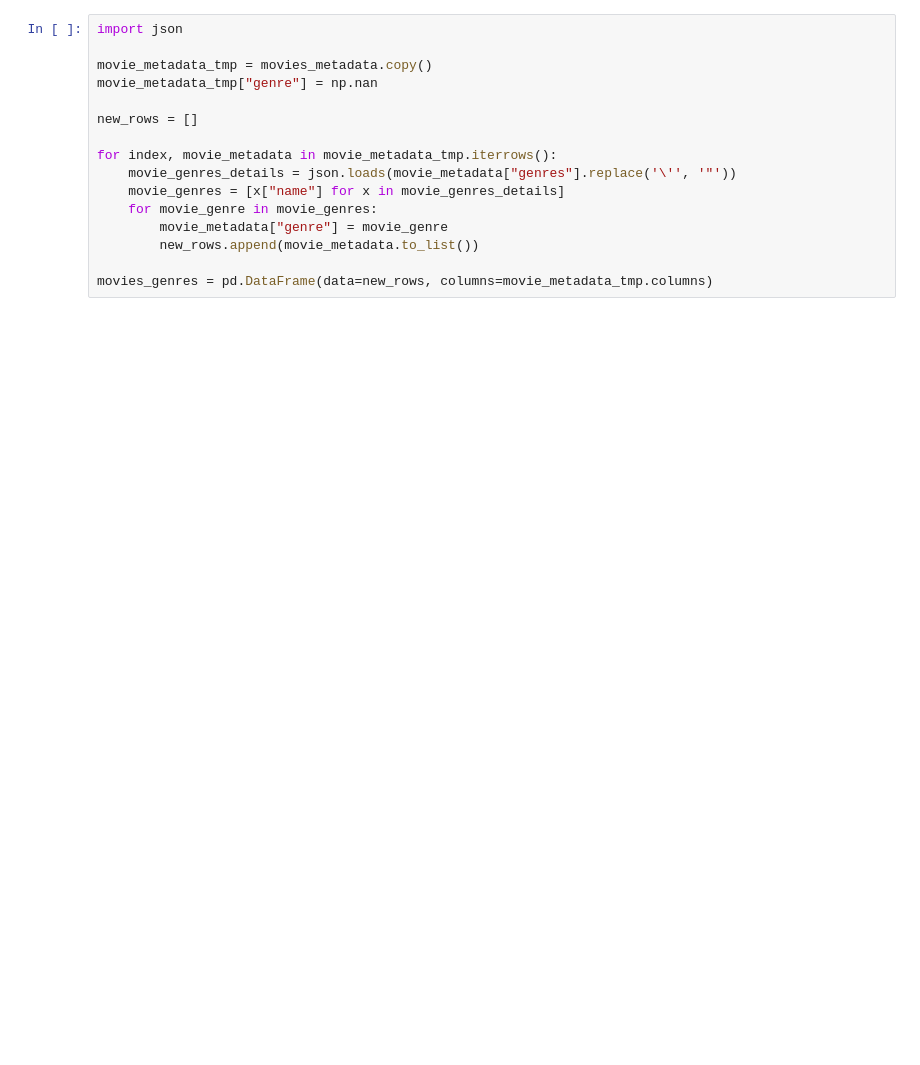
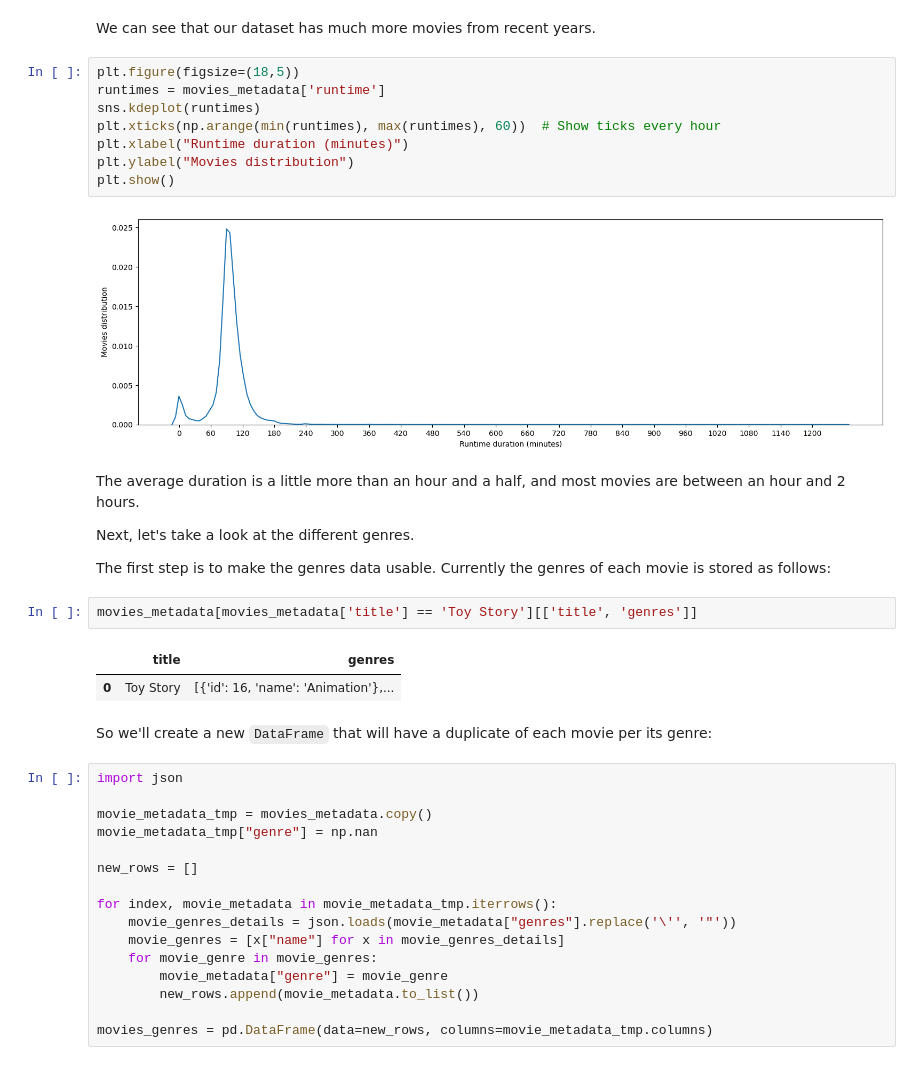
Before and after one commit to adi-benz/movies-rating-analysis, a Jupyter notebook: analysis.ipynb, the cells around one changed output. Saved outputs shown, nothing was run; the diff lists cells and outputs as text; blank space fills up the shorter version.

```diff
--- a/analysis.ipynb
+++ b/analysis.ipynb
@@ -11,3 +97,28 @@ movies_metadata = movies_metadata.astype({'budget': int, 'revenue':int})
+# %% [markdown]
+We can see that our dataset has much more movies from recent years.
+# %%
+plt.figure(figsize=(18,5))
+runtimes = movies_metadata['runtime']
+sns.kdeplot(runtimes)
+plt.xticks(np.arange(min(runtimes), max(runtimes), 60))  # Show ticks every hour
+plt.xlabel("Runtime duration (minutes)")
+plt.ylabel("Movies distribution")
+plt.show()
+# %% [output]
+[figure, added]
+# %% [markdown]
+The average duration is a little more than an hour and a half, and most movies are between an hour and 2 hours.
+
+Next, let's take a look at the different genres.
+
+The first step is to make the genres data usable. Currently the genres of each movie is stored as follows:
+# %%
+movies_metadata[movies_metadata['title'] == 'Toy Story'][['title', 'genres']]
+# %% [output]
+|  | title | genres |
+| 0 | Toy Story | [{'id': 16, 'name': 'Animation'},... |
+# %% [markdown]
+So we'll create a new `DataFrame` that will have a duplicate of each movie per its genre:
 # %%
 import json
 
```
Also changed, not shown: parts of 29 cells of this notebook.
